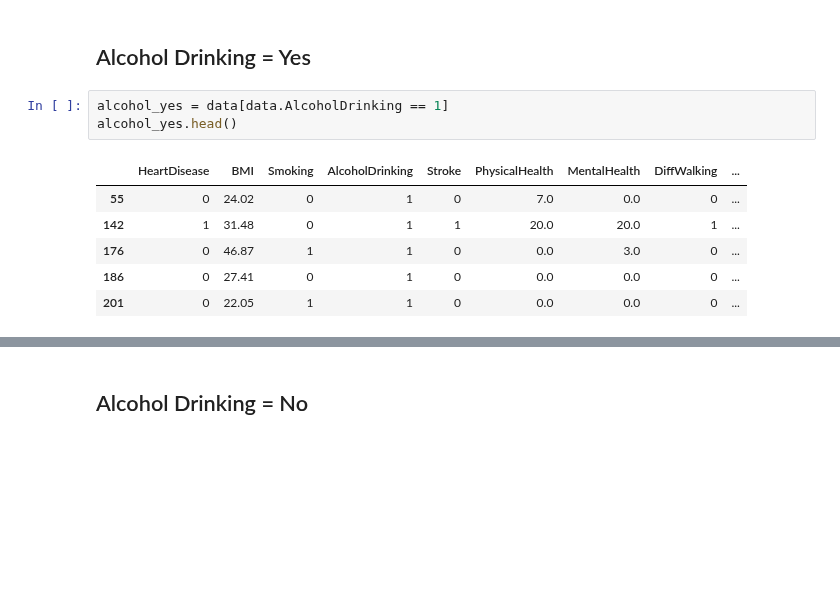
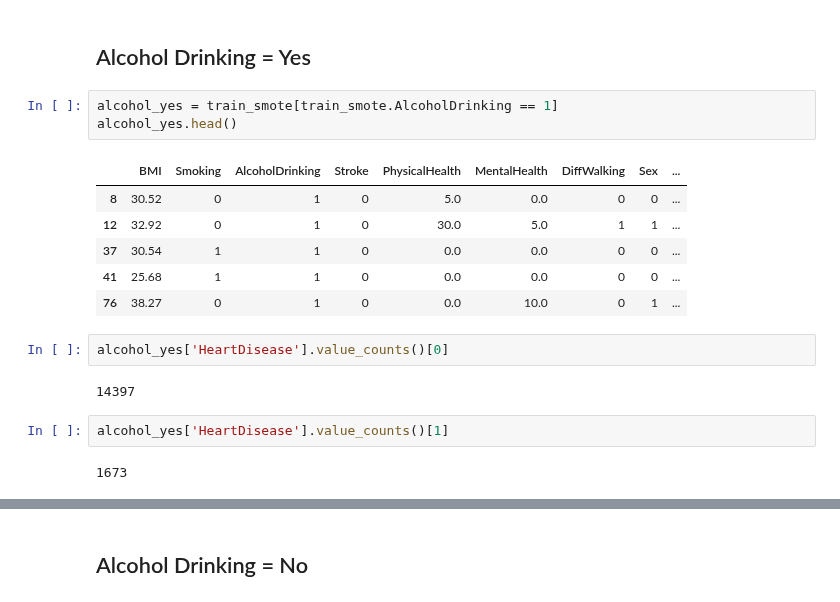
Before and after one commit to JerayuT/Group-5-WQ23-Data-Science, a Jupyter notebook: heart disease.ipynb, the cells around one changed output, grey strips where cells are left out. Drawn from its saved outputs; the diff is of its cells as text; blank space fills up the shorter version.

```diff
--- a/heart disease.ipynb
+++ b/heart disease.ipynb
@@ -468,12 +505,20 @@ Length: 319795, dtype: float64
 # %% [markdown]
 ## Alcohol Drinking = Yes
 # %%
-alcohol_yes = data[data.AlcoholDrinking == 1]
+alcohol_yes = train_smote[train_smote.AlcoholDrinking == 1]
 alcohol_yes.head()
 # %% [output]
-|  | HeartDisease | BMI | Smoking | AlcoholDrinking | Stroke | PhysicalHealth | MentalHealth | DiffWalking | ... |
-| 55 | 0 | 24.02 | 0 | 1 | 0 | 7.0 | 0.0 | 0 | ... |
-| 142 | 1 | 31.48 | 0 | 1 | 1 | 20.0 | 20.0 | 1 | ... |
-| 176 | 0 | 46.87 | 1 | 1 | 0 | 0.0 | 3.0 | 0 | ... |
-| 186 | 0 | 27.41 | 0 | 1 | 0 | 0.0 | 0.0 | 0 | ... |
-| 201 | 0 | 22.05 | 1 | 1 | 0 | 0.0 | 0.0 | 0 | ... |
+|  | BMI | Smoking | AlcoholDrinking | Stroke | PhysicalHealth | MentalHealth | DiffWalking | Sex | ... |
+| 8 | 30.52 | 0 | 1 | 0 | 5.0 | 0.0 | 0 | 0 | ... |
+| 12 | 32.92 | 0 | 1 | 0 | 30.0 | 5.0 | 1 | 1 | ... |
+| 37 | 30.54 | 1 | 1 | 0 | 0.0 | 0.0 | 0 | 0 | ... |
+| 41 | 25.68 | 1 | 1 | 0 | 0.0 | 0.0 | 0 | 0 | ... |
+| 76 | 38.27 | 0 | 1 | 0 | 0.0 | 10.0 | 0 | 1 | ... |
+# %%
+alcohol_yes['HeartDisease'].value_counts()[0]
+# %% [output]
+14397
+# %%
+alcohol_yes['HeartDisease'].value_counts()[1]
+# %% [output]
+1673
```
Also changed, not shown: parts of 29 cells of this notebook.
